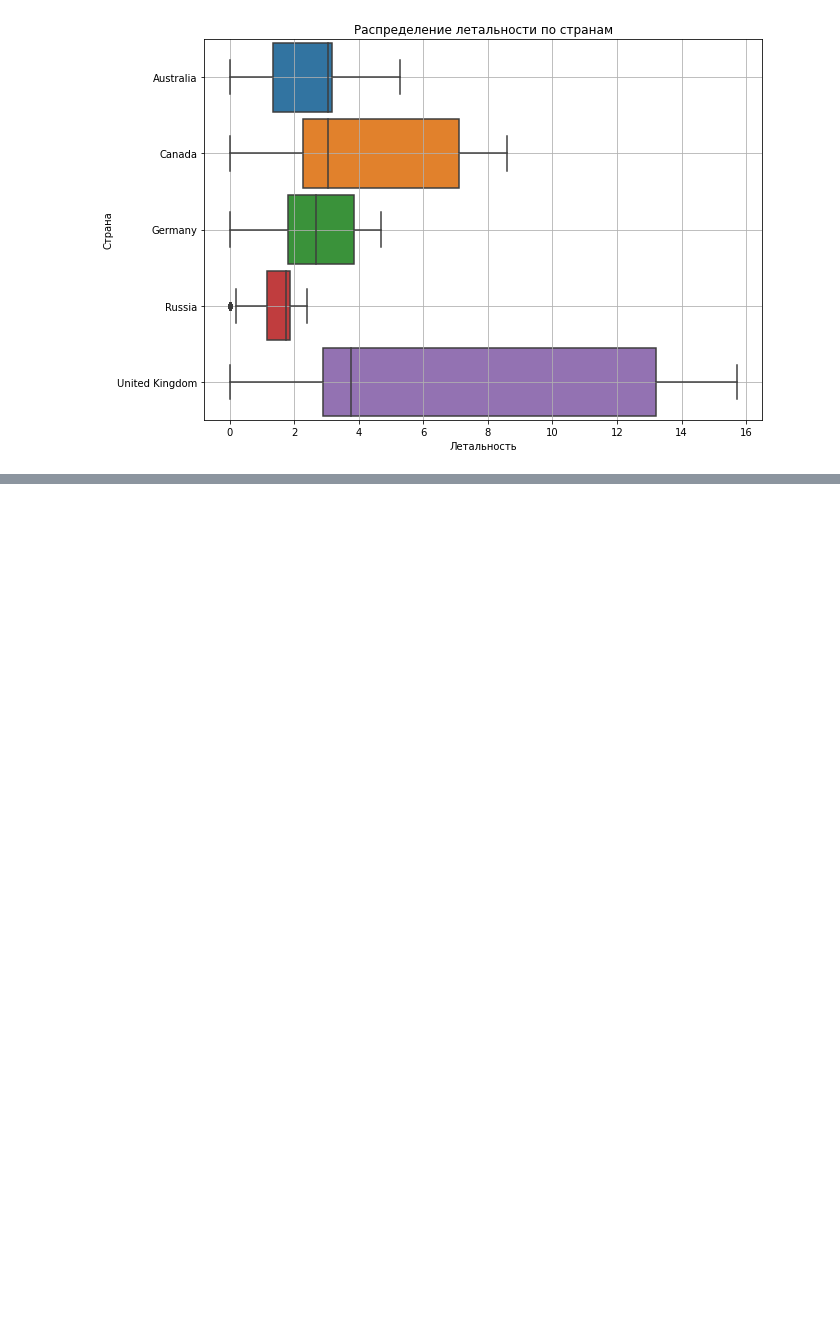
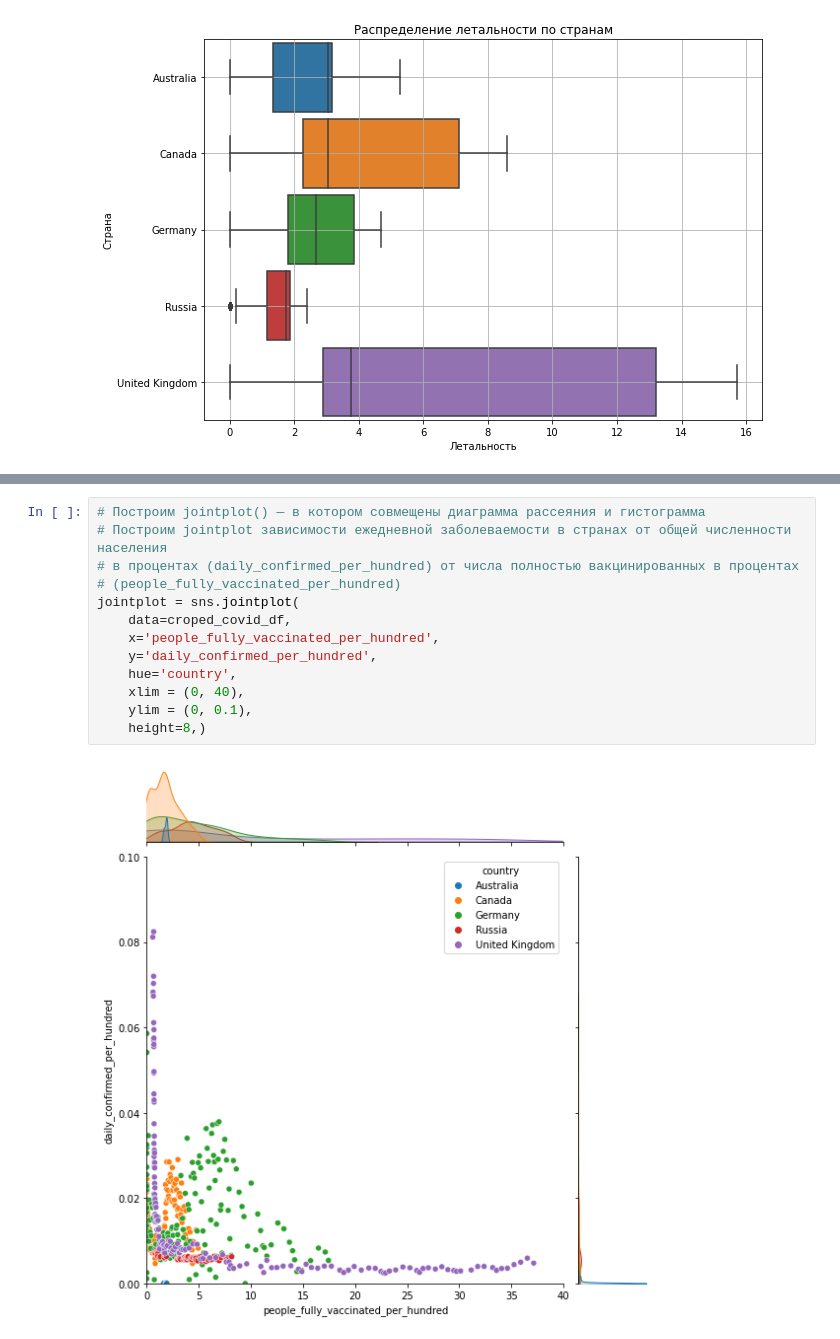
Before and after one commit to Alexx-Yu/python_classes, a Jupyter notebook: Module 13 - Visualisation/Theory.ipynb, the cells around one changed output, grey strips where cells are left out. Saved outputs shown, nothing was run; the diff lists cells and outputs as text; blank space fills up the shorter version.

```diff
--- a/Module 13 - Visualisation/Theory.ipynb
+++ b/Module 13 - Visualisation/Theory.ipynb
@@ -464,0 +479,15 @@ boxplot.grid()
+# %%
+# Построим jointplot() — в котором совмещены диаграмма рассеяния и гистограмма
+# Построим jointplot зависимости ежедневной заболеваемости в странах от общей численности населения
+# в процентах (daily_confirmed_per_hundred) от числа полностью вакцинированных в процентах
+# (people_fully_vaccinated_per_hundred)
+jointplot = sns.jointplot(
+    data=croped_covid_df,
+    x='people_fully_vaccinated_per_hundred',
+    y='daily_confirmed_per_hundred',
+    hue='country',
+    xlim = (0, 40),
+    ylim = (0, 0.1),
+    height=8,)
+# %% [output]
+[figure, added]
```
Also changed, not shown: parts of 4 cells of this notebook.
